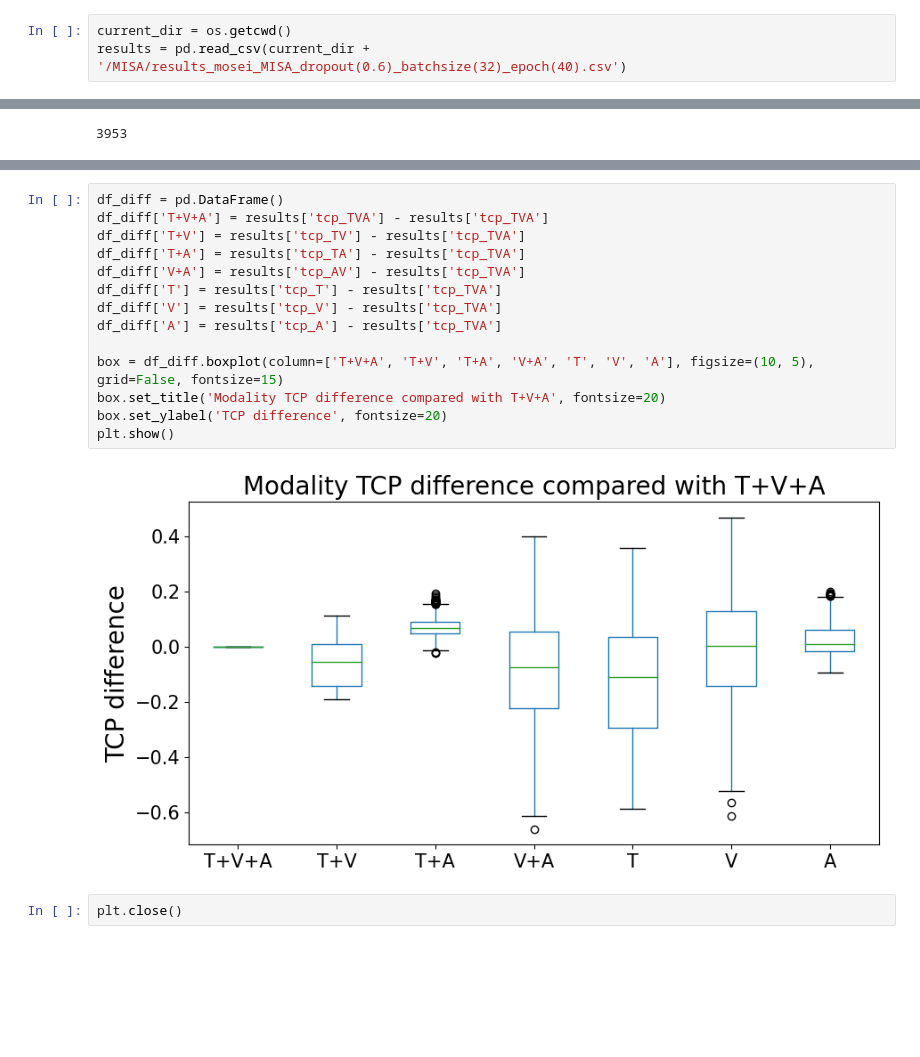
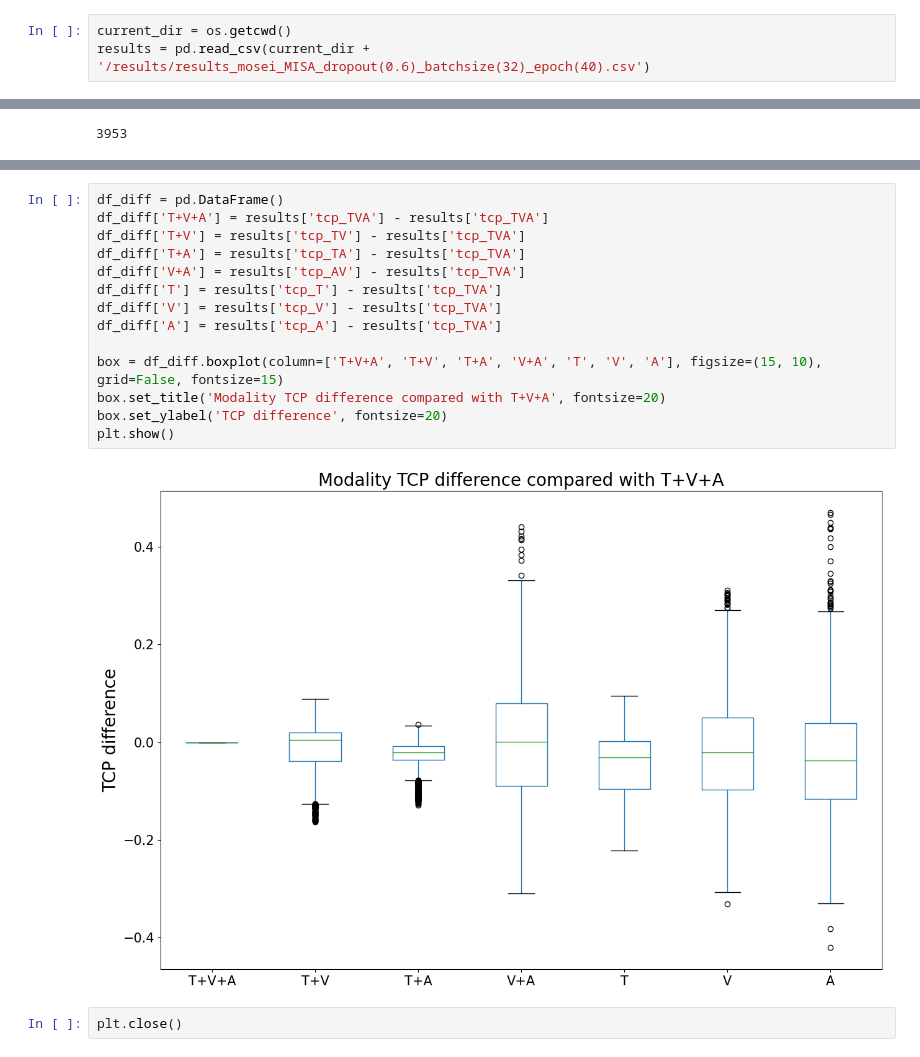
Before and after one commit to SoyeonHH/MMDA, a Jupyter notebook: analysis.ipynb, the cells around one changed output, grey strips where cells are left out. Saved outputs shown, nothing was run; the diff lists cells and outputs as text; blank space fills up the shorter version.

```diff
--- a/analysis.ipynb
+++ b/analysis.ipynb
@@ -9,5 +9,5 @@ import json
 ## Baseline model
 # %%
 current_dir = os.getcwd()
-results = pd.read_csv(current_dir + '/MISA/results_mosei_MISA_dropout(0.6)_batchsize(32)_epoch(40).csv')
+results = pd.read_csv(current_dir + '/results/results_mosei_MISA_dropout(0.6)_batchsize(32)_epoch(40).csv')
 # %%
@@ -72,19 +72,19 @@ Audio noise counts:  3936
 # %%
 df_diff = pd.DataFrame()
 df_diff['T+V+A'] = results['tcp_TVA'] - results['tcp_TVA']
 df_diff['T+V'] = results['tcp_TV'] - results['tcp_TVA']
 df_diff['T+A'] = results['tcp_TA'] - results['tcp_TVA']
 df_diff['V+A'] = results['tcp_AV'] - results['tcp_TVA']
 df_diff['T'] = results['tcp_T'] - results['tcp_TVA']
 df_diff['V'] = results['tcp_V'] - results['tcp_TVA']
 df_diff['A'] = results['tcp_A'] - results['tcp_TVA']
 
-box = df_diff.boxplot(column=['T+V+A', 'T+V', 'T+A', 'V+A', 'T', 'V', 'A'], figsize=(10, 5), grid=False, fontsize=15)
+box = df_diff.boxplot(column=['T+V+A', 'T+V', 'T+A', 'V+A', 'T', 'V', 'A'], figsize=(15, 10), grid=False, fontsize=15)
 box.set_title('Modality TCP difference compared with T+V+A', fontsize=20)
 box.set_ylabel('TCP difference', fontsize=20)
 plt.show()
 # %% [output]
-[figure, old version]
+[figure, new version]
 # %%
 plt.close()
 # %%
```
Also changed, not shown: parts of 14 cells of this notebook, 7 other files.
